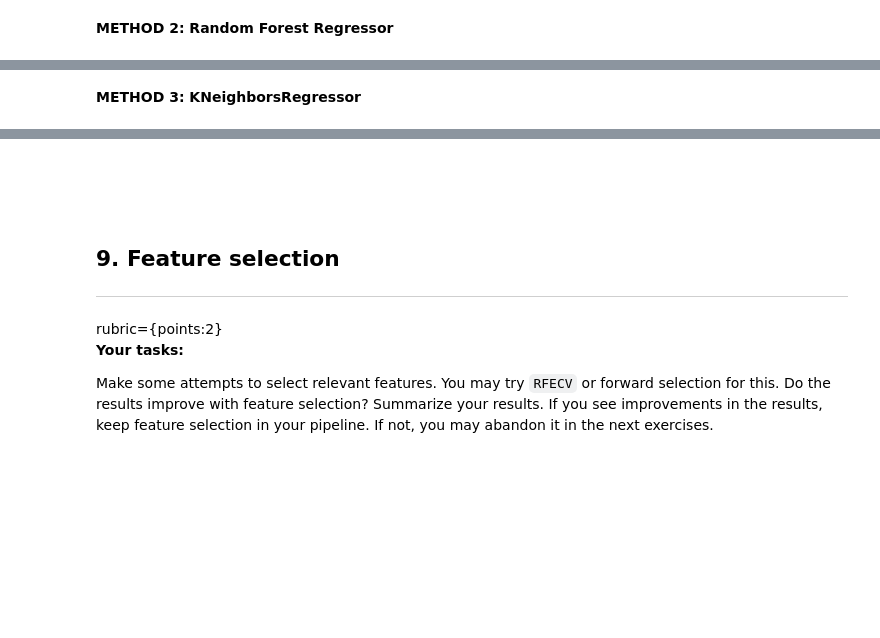
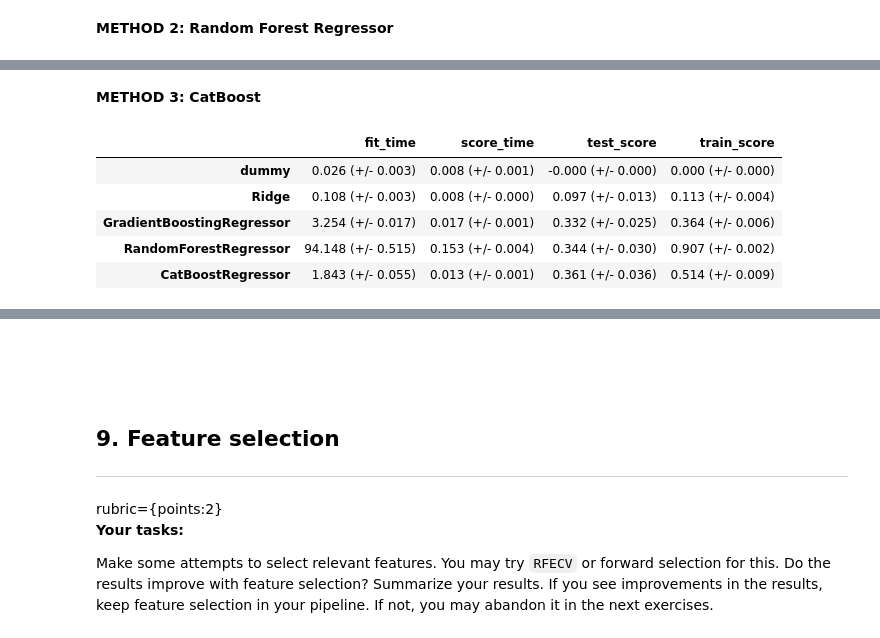
Before and after one commit to andycn3/Machine_Learning_Regression, a Jupyter notebook: hw5.ipynb, the cells around one changed output, grey strips where cells are left out. Cells and saved outputs as stored; diff of their text form; code cells hidden in the pictures; blank space fills up the shorter version.

```diff
--- a/hw5.ipynb
+++ b/hw5.ipynb
@@ -688,2 +689,18 @@ pd.DataFrame(results).T
 # %% [markdown]
-<b>METHOD 3: KNeighborsRegressor
+<b>METHOD 3: CatBoost
+# %%
+from catboost import CatBoostRegressor
+
+pipe = make_pipeline(preprocessor, CatBoostRegressor(random_state = 123, verbose=0))
+
+results["CatBoostRegressor"] = mean_std_cross_val_scores(
+    pipe, X_train, y_train, return_train_score=True
+)
+pd.DataFrame(results).T
+# %% [output]
+|  | fit_time | score_time | test_score | train_score |
+| dummy | 0.026 (+/- 0.003) | 0.008 (+/- 0.001) | -0.000 (+/- 0.000) | 0.000 (+/- 0.000) |
+| Ridge | 0.108 (+/- 0.003) | 0.008 (+/- 0.000) | 0.097 (+/- 0.013) | 0.113 (+/- 0.004) |
+| GradientBoostingRegressor | 3.254 (+/- 0.017) | 0.017 (+/- 0.001) | 0.332 (+/- 0.025) | 0.364 (+/- 0.006) |
+| RandomForestRegressor | 94.148 (+/- 0.515) | 0.153 (+/- 0.004) | 0.344 (+/- 0.030) | 0.907 (+/- 0.002) |
+| CatBoostRegressor | 1.843 (+/- 0.055) | 0.013 (+/- 0.001) | 0.361 (+/- 0.036) | 0.514 (+/- 0.009) |
```
Also changed, not shown: parts of 79 cells of this notebook.
